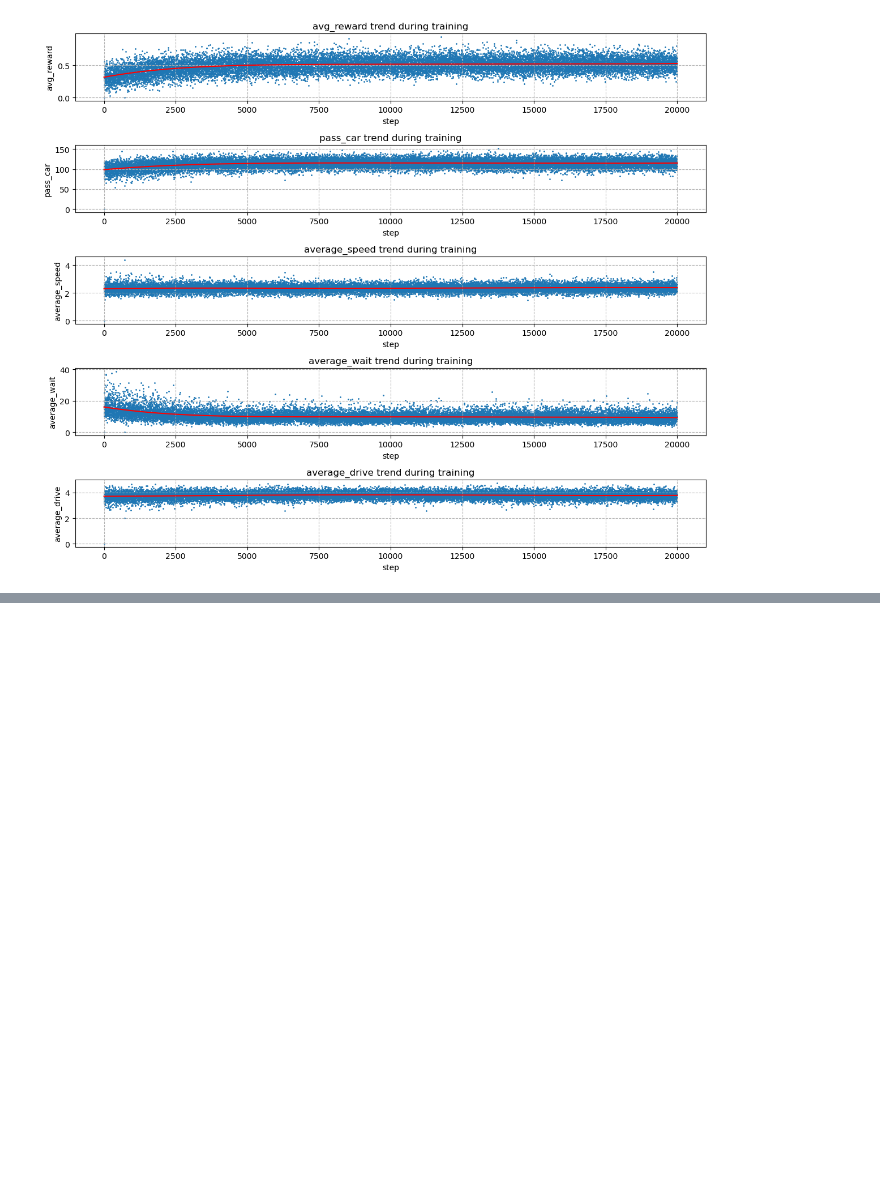
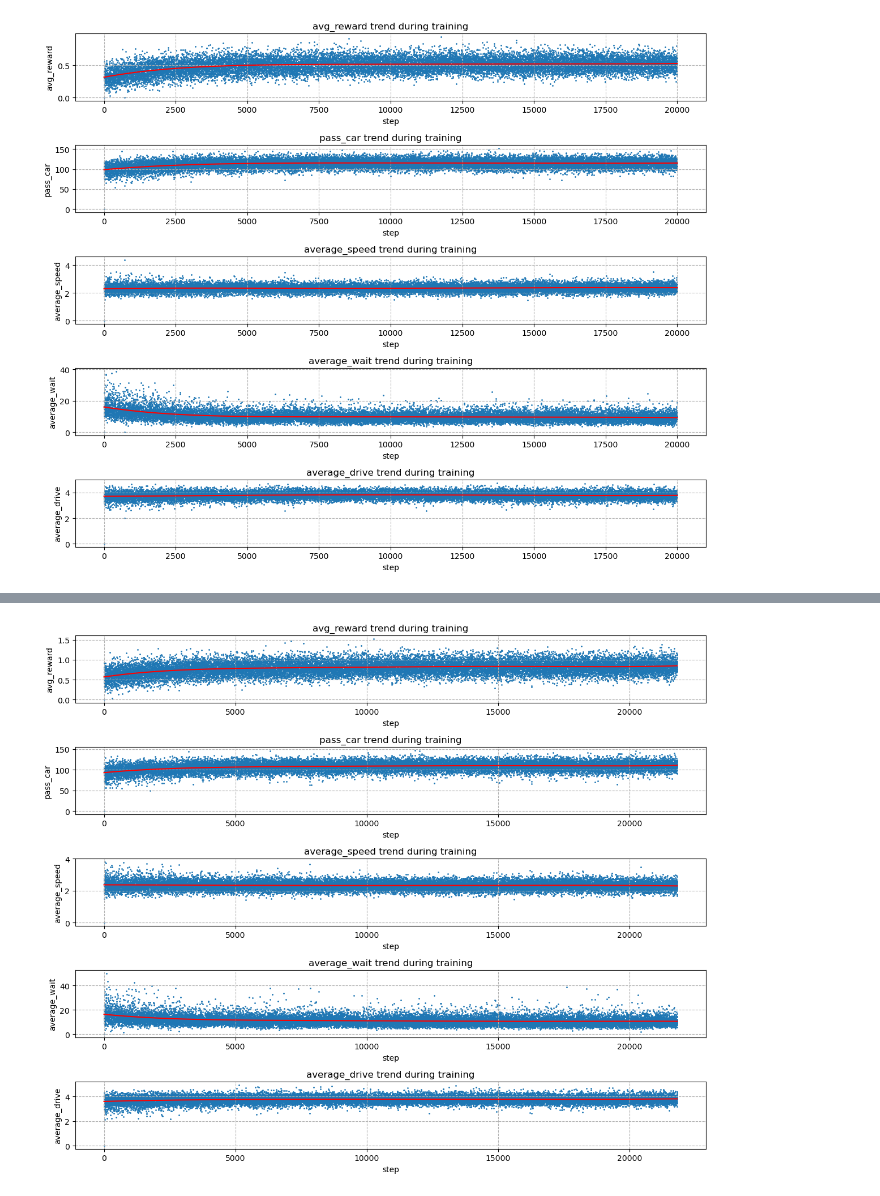
Before and after one commit to X-Fan-Jack/SmartTrafficLight-ABM-RL, a Jupyter notebook: data_analysis/0_project_network_model.ipynb, the cells around one changed output, grey strips where cells are left out. Saved outputs shown, nothing was run; the diff lists cells and outputs as text; code cells hidden in the pictures; blank space fills up the shorter version.

```diff
--- a/data_analysis/0_project_network_model.ipynb
+++ b/data_analysis/0_project_network_model.ipynb
@@ -330,0 +386,4 @@ getTrend(db_1)
+# %%
+getTrend(db_2)
+# %% [output]
+[figure, added]
```
Also changed, not shown: parts of 18 cells of this notebook, 1 other file.
